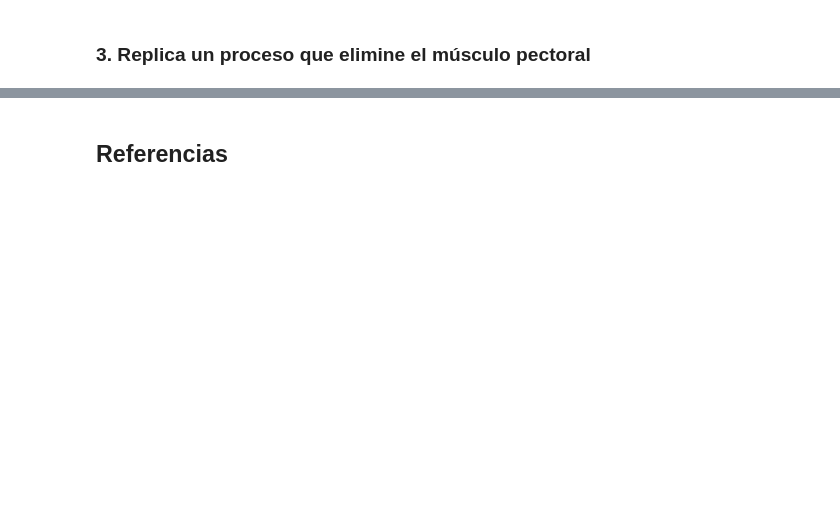
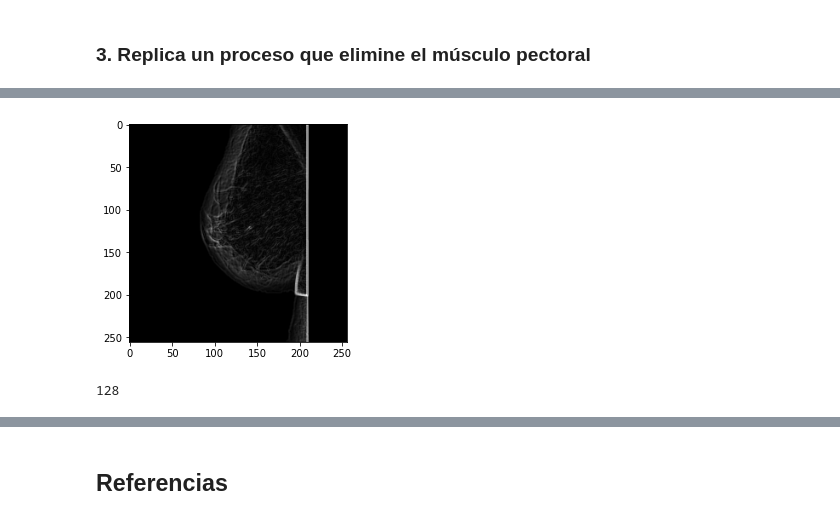
Before and after one commit to data-and-code/trabajo_con_imagenes, a Jupyter notebook: data-raw/clean_imgs.ipynb, the cells around one changed output, grey strips where cells are left out. Drawn from its saved outputs; the diff is of its cells as text; code cells hidden in the pictures; blank space fills up the shorter version.

```diff
--- a/data-raw/clean_imgs.ipynb
+++ b/data-raw/clean_imgs.ipynb
@@ -295,0 +332,33 @@ for img_scale, img_clean, img_bin_clean, img_num in zip(imgs_scale, imgs_clean,
+# %%
+# Calcular el gradiente de los pixeles de una imagen usando el filtro de Sobel
+def Sobel_filter(img):
+    # Cálculo de los gradientes de cada componente
+    grad_x = cv.Sobel(img, cv.CV_64F, dx=1, dy=0)
+    grad_y = cv.Sobel(img, cv.CV_64F, dx=0, dy=1)
+    # Convertir los valores de las componentes a su valor absoluto
+    abs_grad_x = cv.convertScaleAbs(grad_x)
+    abs_grad_y = cv.convertScaleAbs(grad_y)
+    # Calcular el gradiente usando la fórmula del filtro de Sobel
+    grad = cv.addWeighted(abs_grad_x, 0.5, abs_grad_y, 0.5, 0)
+    return abs_grad_x, abs_grad_y, grad
+
+# Calcular el gradiente de cada imagen y sus componentes
+imgs_grad_x = list()
+imgs_grad_y = list()
+imgs_grad = list()
+
+for img_clean in imgs_clean:
+    grad_x, grad_y, grad = Sobel_filter(img_clean)
+    imgs_grad_x.append(grad_x)
+    imgs_grad_y.append(grad_y)
+    imgs_grad.append(grad)
+
+# Imagen de ejemplo
+plt.imshow(imgs_grad[10], cmap='gray')
+plt.show()
+# %% [output]
+[figure, added]
+# %%
+grad[10].max()
+# %% [output]
+128
```
Also changed, not shown: parts of 93 cells of this notebook, 11 other files.
